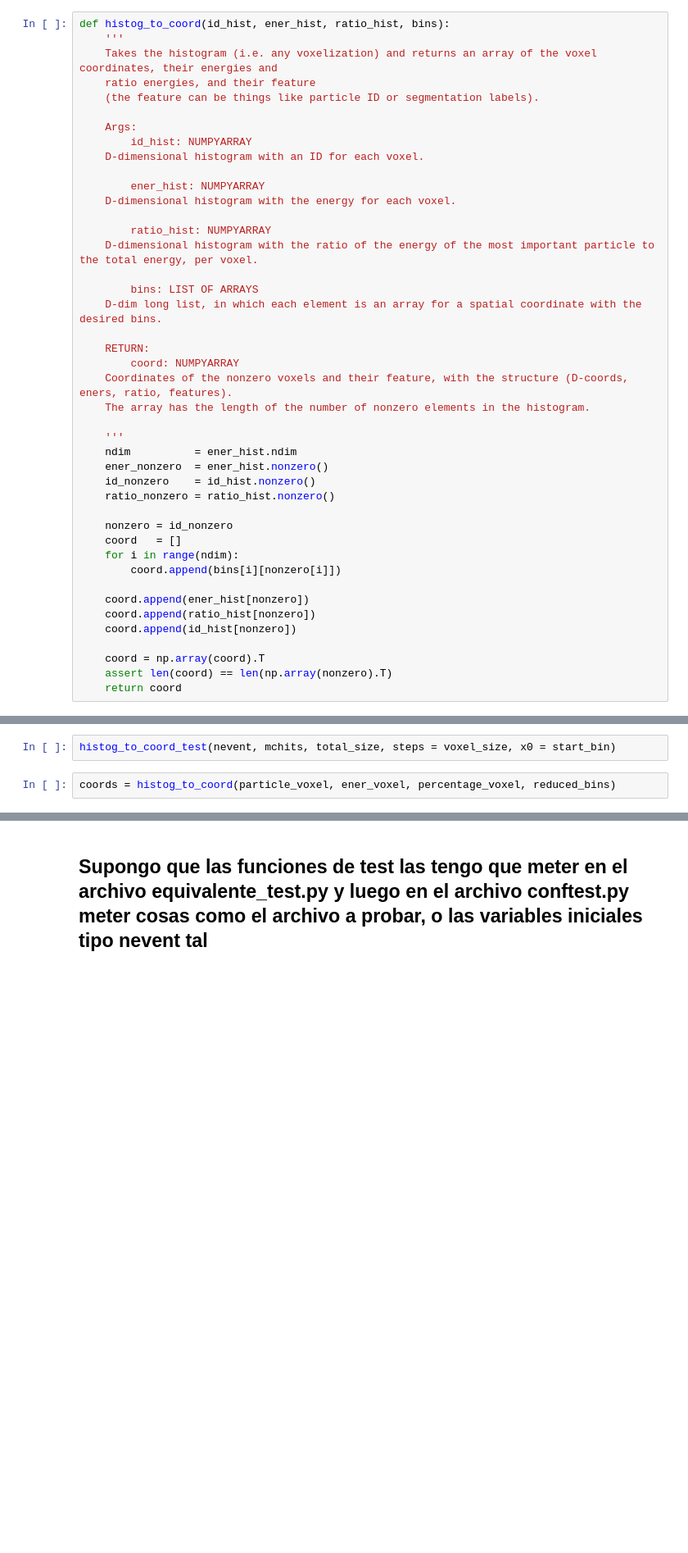
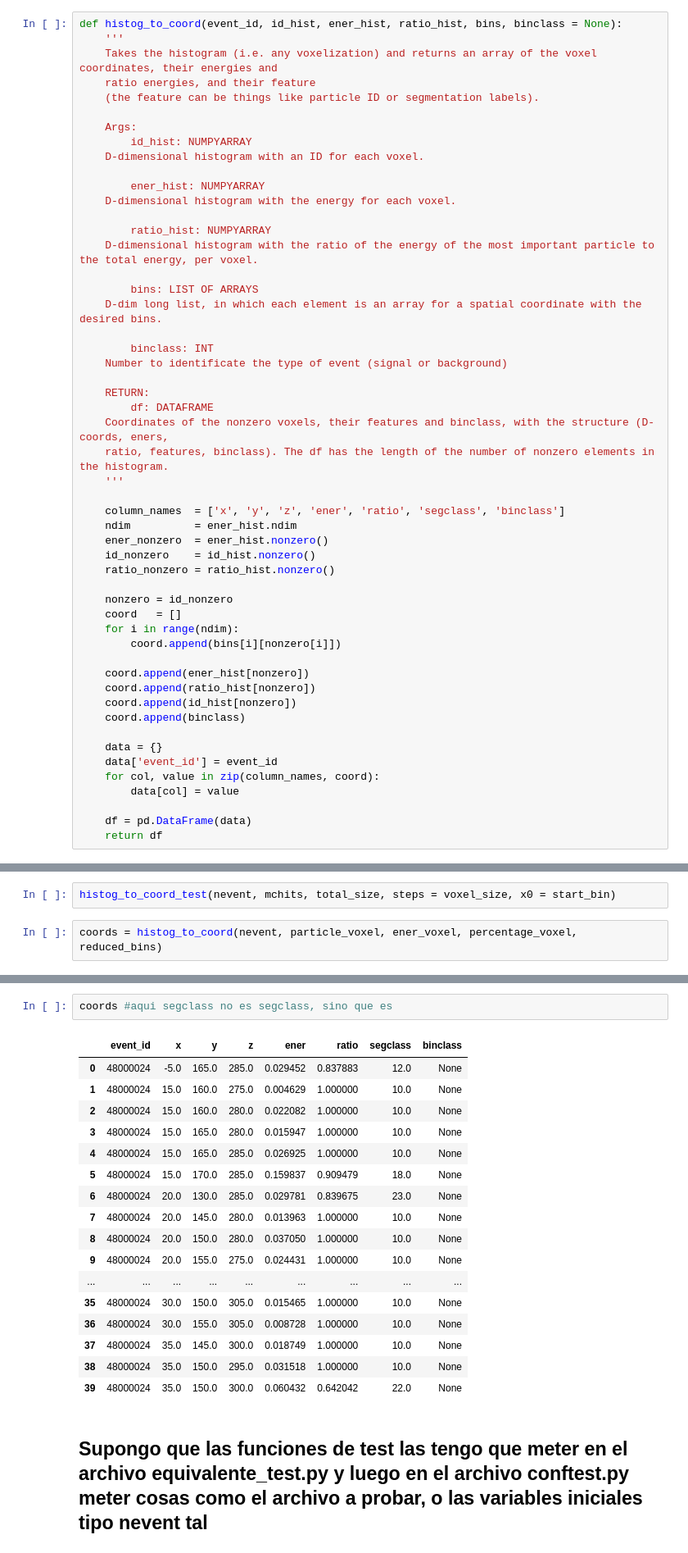
Before and after one commit to martinperezmaneiro/data_labelling, a Jupyter notebook: examples/prueba_funciones_clouds.ipynb, the cells around one changed output, grey strips where cells are left out. Shown: that part at 82% size. Drawn from its saved outputs; the diff is of its cells as text; blank space fills up the shorter version.

```diff
--- a/examples/prueba_funciones_clouds.ipynb
+++ b/examples/prueba_funciones_clouds.ipynb
@@ -1010,7 +999,7 @@ Ahora mismo aqui tengo funciones de plot para el nivel histograma, pero por ahí
 # %% [markdown]
 Con ese histograma de salida y esos bins, yo puedo sacar unas coordenadas y un valor que será lo que después añada a los datos... hago una función para eso:
 # %%
-def histog_to_coord(id_hist, ener_hist, ratio_hist, bins):
+def histog_to_coord(event_id, id_hist, ener_hist, ratio_hist, bins, binclass = None):
     '''
     Takes the histogram (i.e. any voxelization) and returns an array of the voxel coordinates, their energies and
     ratio energies, and their feature
@@ -1029,12 +1018,16 @@ def histog_to_coord(id_hist, ener_hist, ratio_hist, bins):
         bins: LIST OF ARRAYS
     D-dim long list, in which each element is an array for a spatial coordinate with the desired bins.
 
+        binclass: INT
+    Number to identificate the type of event (signal or background)
+
     RETURN:
-        coord: NUMPYARRAY
-    Coordinates of the nonzero voxels and their feature, with the structure (D-coords, eners, ratio, features).
-    The array has the length of the number of nonzero elements in the histogram.
+        df: DATAFRAME
+    Coordinates of the nonzero voxels, their features and binclass, with the structure (D-coords, eners,
+    ratio, features, binclass). The df has the length of the number of nonzero elements in the histogram.
+    '''
 
-    '''
+    column_names  = ['x', 'y', 'z', 'ener', 'ratio', 'segclass', 'binclass']
     ndim          = ener_hist.ndim
     ener_nonzero  = ener_hist.nonzero()
     id_nonzero    = id_hist.nonzero()
@@ -1048,10 +1041,15 @@ def histog_to_coord(id_hist, ener_hist, ratio_hist, bins):
     coord.append(ener_hist[nonzero])
     coord.append(ratio_hist[nonzero])
     coord.append(id_hist[nonzero])
+    coord.append(binclass)
 
-    coord = np.array(coord).T
-    assert len(coord) == len(np.array(nonzero).T)
-    return coord
+    data = {}
+    data['event_id'] = event_id
+    for col, value in zip(column_names, coord):
+        data[col] = value
+
+    df = pd.DataFrame(data)
+    return df
 # %%
 def histog_to_coord_test(nevent, df, total_size, steps = None, x0 = None):
     img = container_creator(total_size, steps)
@@ -1073,4 +1071,4 @@ def histog_to_coord_test(nevent, df, total_size, steps = None, x0 = None):
 # %%
 histog_to_coord_test(nevent, mchits, total_size, steps = voxel_size, x0 = start_bin)
 # %%
-coords = histog_to_coord(particle_voxel, ener_voxel, percentage_voxel, reduced_bins)
+coords = histog_to_coord(nevent, particle_voxel, ener_voxel, percentage_voxel, reduced_bins)
@@ -1100,3 +1075,23 @@ coords[:, 0], coords[:, 1], coords[:, 2], coords[:, 3], coords[:, 4], coords[:,
+# %%
+coords #aqui segclass no es segclass, sino que es
+# %% [output]
+|  | event_id | x | y | z | ener | ratio | segclass | binclass |
+| 0 | 48000024 | -5.0 | 165.0 | 285.0 | 0.029452 | 0.837883 | 12.0 | None |
+| 1 | 48000024 | 15.0 | 160.0 | 275.0 | 0.004629 | 1.000000 | 10.0 | None |
+| 2 | 48000024 | 15.0 | 160.0 | 280.0 | 0.022082 | 1.000000 | 10.0 | None |
+| 3 | 48000024 | 15.0 | 165.0 | 280.0 | 0.015947 | 1.000000 | 10.0 | None |
+| 4 | 48000024 | 15.0 | 165.0 | 285.0 | 0.026925 | 1.000000 | 10.0 | None |
+| 5 | 48000024 | 15.0 | 170.0 | 285.0 | 0.159837 | 0.909479 | 18.0 | None |
+| 6 | 48000024 | 20.0 | 130.0 | 285.0 | 0.029781 | 0.839675 | 23.0 | None |
+| 7 | 48000024 | 20.0 | 145.0 | 280.0 | 0.013963 | 1.000000 | 10.0 | None |
+| 8 | 48000024 | 20.0 | 150.0 | 280.0 | 0.037050 | 1.000000 | 10.0 | None |
+| 9 | 48000024 | 20.0 | 155.0 | 275.0 | 0.024431 | 1.000000 | 10.0 | None |
+| ... | ... | ... | ... | ... | ... | ... | ... | ... |
+| 35 | 48000024 | 30.0 | 150.0 | 305.0 | 0.015465 | 1.000000 | 10.0 | None |
+| 36 | 48000024 | 30.0 | 155.0 | 305.0 | 0.008728 | 1.000000 | 10.0 | None |
+| 37 | 48000024 | 35.0 | 145.0 | 300.0 | 0.018749 | 1.000000 | 10.0 | None |
+| 38 | 48000024 | 35.0 | 150.0 | 295.0 | 0.031518 | 1.000000 | 10.0 | None |
+| 39 | 48000024 | 35.0 | 150.0 | 300.0 | 0.060432 | 0.642042 | 22.0 | None |
 # %% [markdown]
 ## Supongo que las funciones de test las tengo que meter en el archivo equivalente_test.py y luego en el archivo conftest.py meter cosas como el archivo a probar, o las variables iniciales tipo nevent tal
 # %% [markdown]
```
Also changed, not shown: parts of 28 cells of this notebook.
